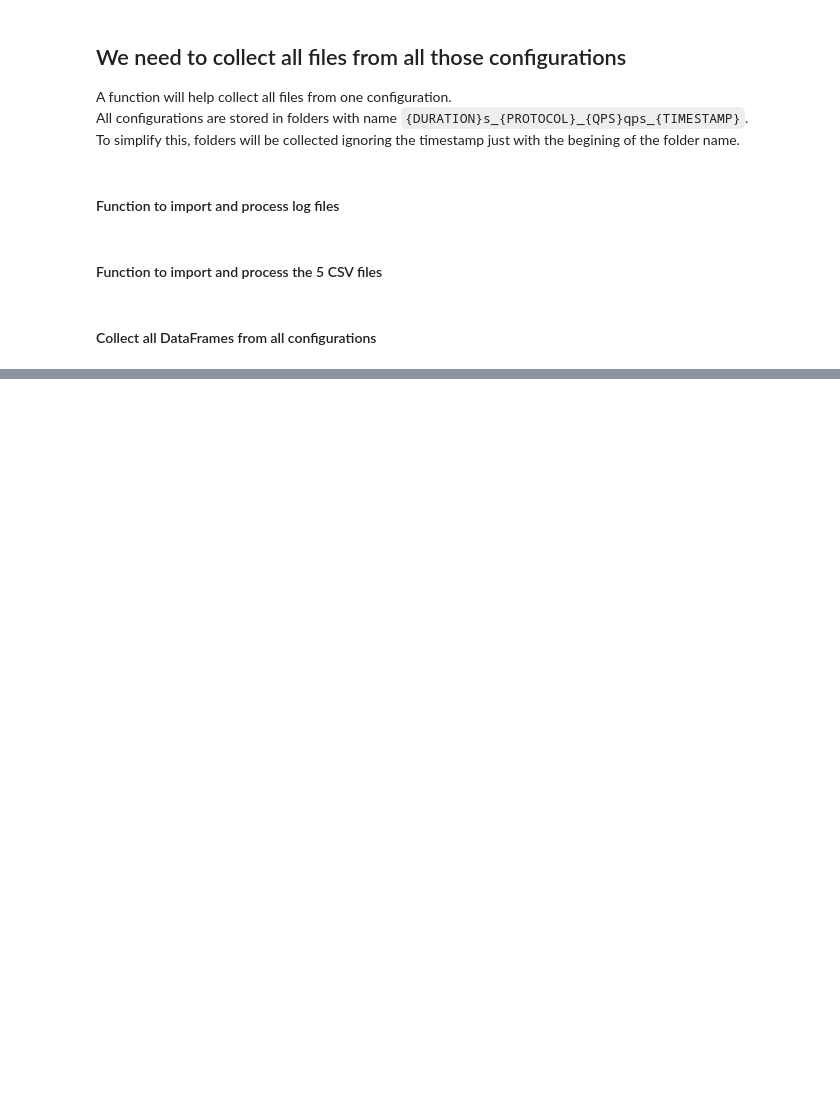
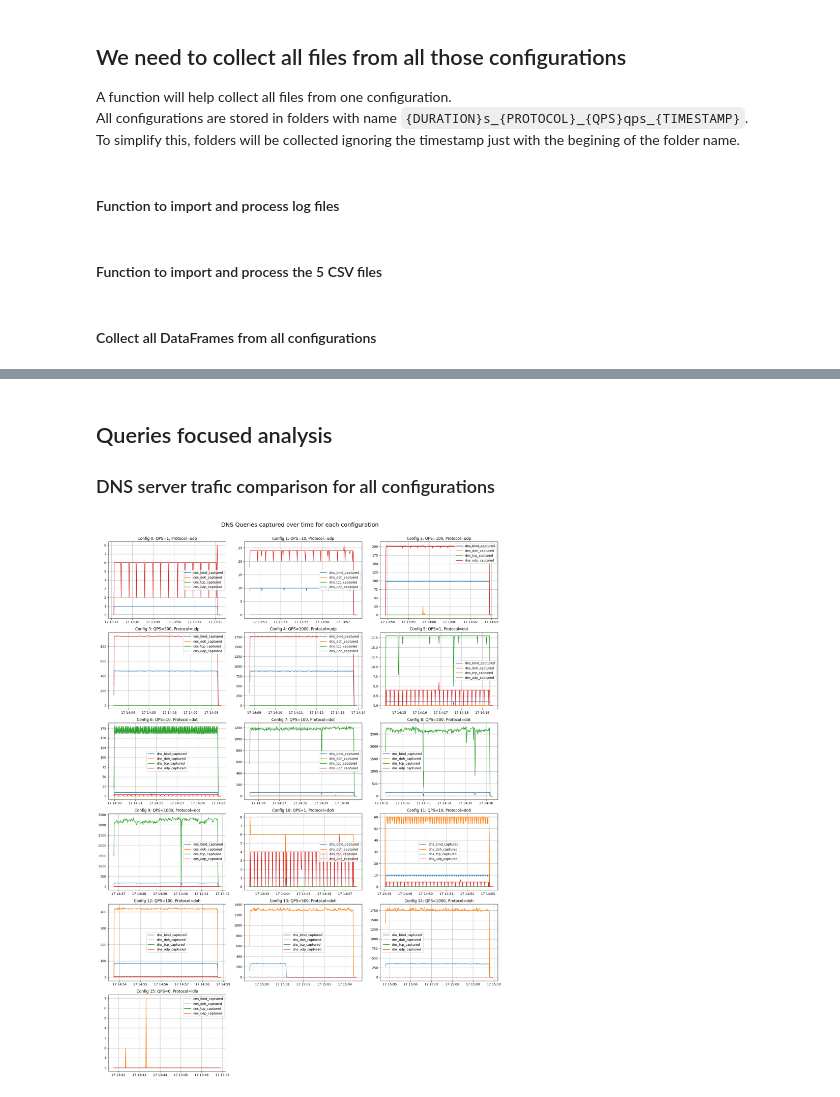
Before and after one commit to bilberats/dns-activity-monitoring, a Jupyter notebook: analysis/configs_analysis.ipynb, the cells around one changed output, grey strips where cells are left out. Drawn from its saved outputs; the diff is of its cells as text; code cells hidden in the pictures; blank space fills up the shorter version.

Commit message:
Analyzed data collected. Analysis is not finished yet

```diff
--- a/analysis/configs_analysis.ipynb
+++ b/analysis/configs_analysis.ipynb
@@ -166,10 +183,10 @@ def collect_df_from_config(QPS, protocol):
     }
 # %%
-def collect_idle_df():
+def collect_idle_df(offset_date):
     folder_name_start = f"idle_"
     folder_name = next((f for f in os.listdir(ROOT) if f.startswith(folder_name_start)), None)
 
-    logs_dfs = import_all_logs(os.path.join(ROOT, folder_name))
+    logs_dfs, _ = import_all_logs(os.path.join(ROOT, folder_name), date_offset=offset_date)
     measures_dfs = import_csv_files(os.path.join(ROOT, folder_name))
 
     return {
@@ -185,5 +202,5 @@ configs = []
 for protocol in CONFIGURATIONS["Protocols"]:
     for qps in CONFIGURATIONS["QPS"]:
         configs.append(collect_df_from_config(qps, protocol))
-idle_config = collect_idle_df()
+idle_config = collect_idle_df(offset_date=configs[0]["date_offset"])
 configs.append(idle_config)
@@ -198,0 +248,10 @@ folder_name
+# %%
+configs_merged = []
+for config in configs:
+    print(f"Merging dataframes for QPS={config['QPS']} and Protocol={config['Protocol']}...")
+    df_merged = merge_dataframes(config)
+    configs_merged.append({
+        "df": df_merged,
+        "QPS": config["QPS"],
+        "Protocol": config["Protocol"]
+    })
@@ -198,0 +275,38 @@ folder_name
+# %% [markdown]
+## Queries focused analysis
+### DNS server trafic comparison for all configurations
+# %%
+colors = ['tab:blue', 'tab:orange', 'tab:green', 'tab:red']
+# %%
+config_qps_cols = []
+for config in configs_merged:
+    cols = [c for c in config["df"].columns if c != "datetime" and "dns" in c]
+    config_qps_cols.append(cols)
+
+n_cols = 3
+n_rows = int(np.ceil(len(config_qps_cols) / n_cols))
+fig, axes = plt.subplots(n_rows, n_cols, figsize=(18, 4 * n_rows))
+axes = axes.flatten()
+
+for i, ax in enumerate(axes[:len(config_qps_cols)]):
+    config = configs_merged[i]
+    qps_cols = config_qps_cols[i]
+    df_1s = config["df"][["datetime"] + qps_cols].set_index("datetime").resample("1s").sum()
+    # Plot each column in the corresponding subplot
+    for j, col in enumerate(qps_cols):
+        # Resample to 1-second intervals and sum the counts
+        df_1s[col] = df_1s[col].resample("1s").sum()
+        ax.plot(df_1s.index, df_1s[col], label=col, color=colors[j])
+
+    ax.set_title(f"Config {i}: QPS={config['QPS']}, Protocol={config['Protocol']}")
+    ax.legend()
+    ax.grid(True)
+
+# Remove any unused subplots
+for i in range(len(configs_merged), len(axes)):
+    fig.delaxes(axes[i])
+plt.tight_layout()
+fig.suptitle("DNS Queries captured over time for each configuration", fontsize=18, y=1.02)
+plt.show()
+# %% [output]
+[figure, added]
```
Also changed, not shown: parts of 16 cells of this notebook, 1 other file.
